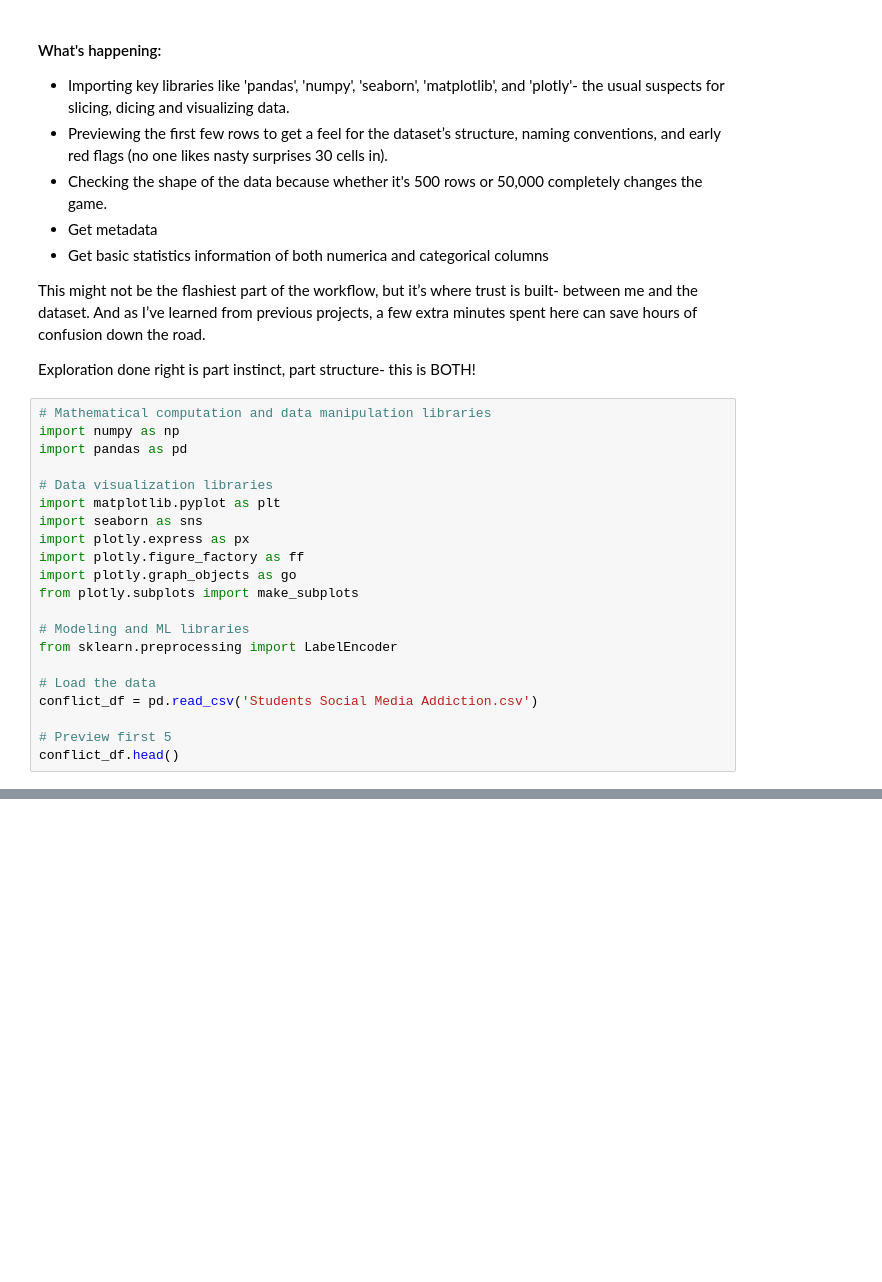
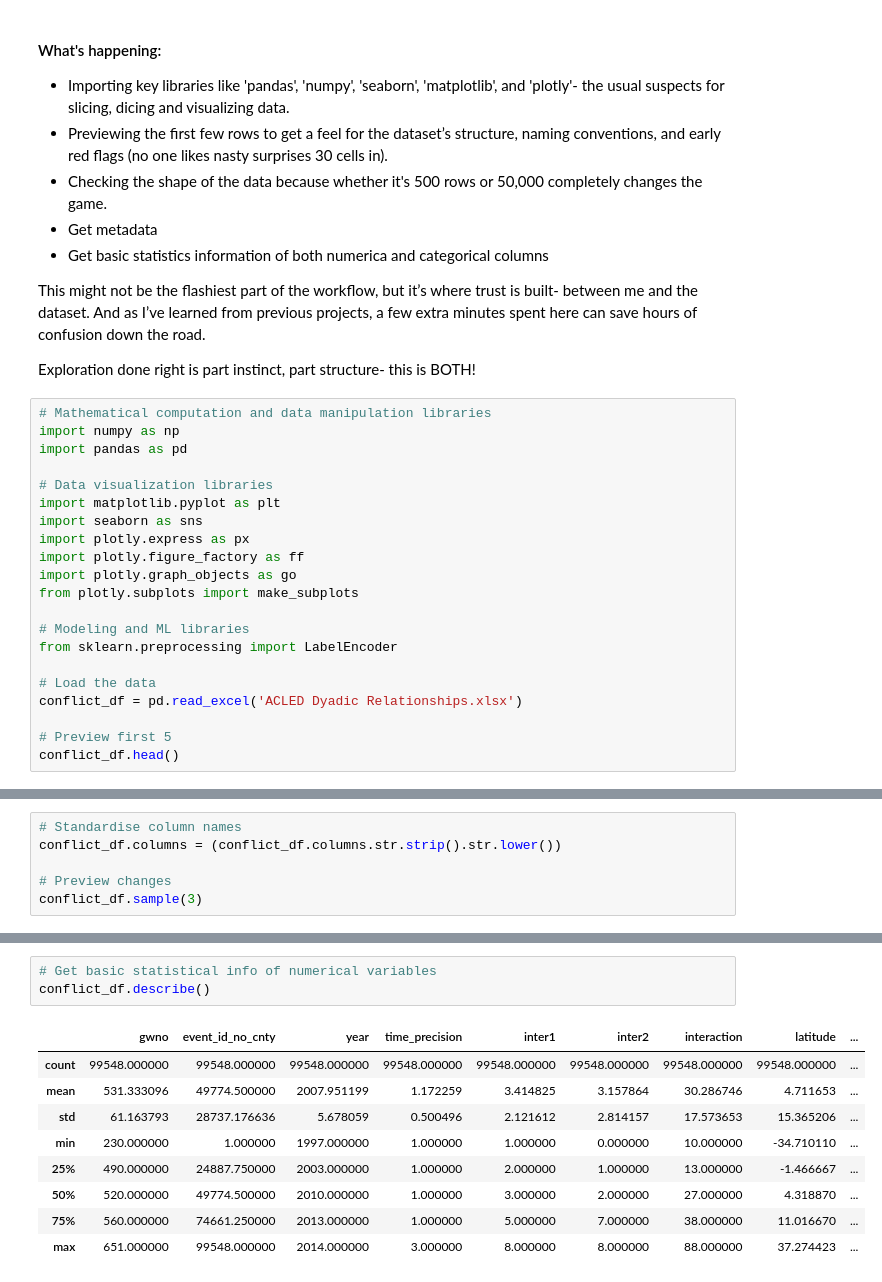
Before and after one commit to Vain-Guy/Mapping-Africa-s-Conflict-Relationships, a Jupyter notebook: conflict.ipynb, the cells around one changed output, grey strips where cells are left out. Drawn from its saved outputs; the diff is of its cells as text; blank space fills up the shorter version.

```diff
--- a/conflict.ipynb
+++ b/conflict.ipynb
@@ -134,7 +134,7 @@ from plotly.subplots import make_subplots
 from sklearn.preprocessing import LabelEncoder
 
 # Load the data
-conflict_df = pd.read_csv('Students Social Media Addiction.csv')
+conflict_df = pd.read_excel('ACLED Dyadic Relationships.xlsx')
 
 # Preview first 5
 conflict_df.head()
@@ -140,0 +165,6 @@ conflict_df.head()
+# %%
+# Standardise column names
+conflict_df.columns = (conflict_df.columns.str.strip().str.lower())
+
+# Preview changes
+conflict_df.sample(3)
@@ -140,0 +198,13 @@ conflict_df.head()
+# %%
+# Get basic statistical info of numerical variables
+conflict_df.describe()
+# %% [output]
+|  | gwno | event_id_no_cnty | year | time_precision | inter1 | inter2 | interaction | latitude | ... |
+| count | 99548.000000 | 99548.000000 | 99548.000000 | 99548.000000 | 99548.000000 | 99548.000000 | 99548.000000 | 99548.000000 | ... |
+| mean | 531.333096 | 49774.500000 | 2007.951199 | 1.172259 | 3.414825 | 3.157864 | 30.286746 | 4.711653 | ... |
+| std | 61.163793 | 28737.176636 | 5.678059 | 0.500496 | 2.121612 | 2.814157 | 17.573653 | 15.365206 | ... |
+| min | 230.000000 | 1.000000 | 1997.000000 | 1.000000 | 1.000000 | 0.000000 | 10.000000 | -34.710110 | ... |
+| 25% | 490.000000 | 24887.750000 | 2003.000000 | 1.000000 | 2.000000 | 1.000000 | 13.000000 | -1.466667 | ... |
+| 50% | 520.000000 | 49774.500000 | 2010.000000 | 1.000000 | 3.000000 | 2.000000 | 27.000000 | 4.318870 | ... |
+| 75% | 560.000000 | 74661.250000 | 2013.000000 | 1.000000 | 5.000000 | 7.000000 | 38.000000 | 11.016670 | ... |
+| max | 651.000000 | 99548.000000 | 2014.000000 | 3.000000 | 8.000000 | 8.000000 | 88.000000 | 37.274423 | ... |
```
Also changed, not shown: parts of 6 cells of this notebook.
